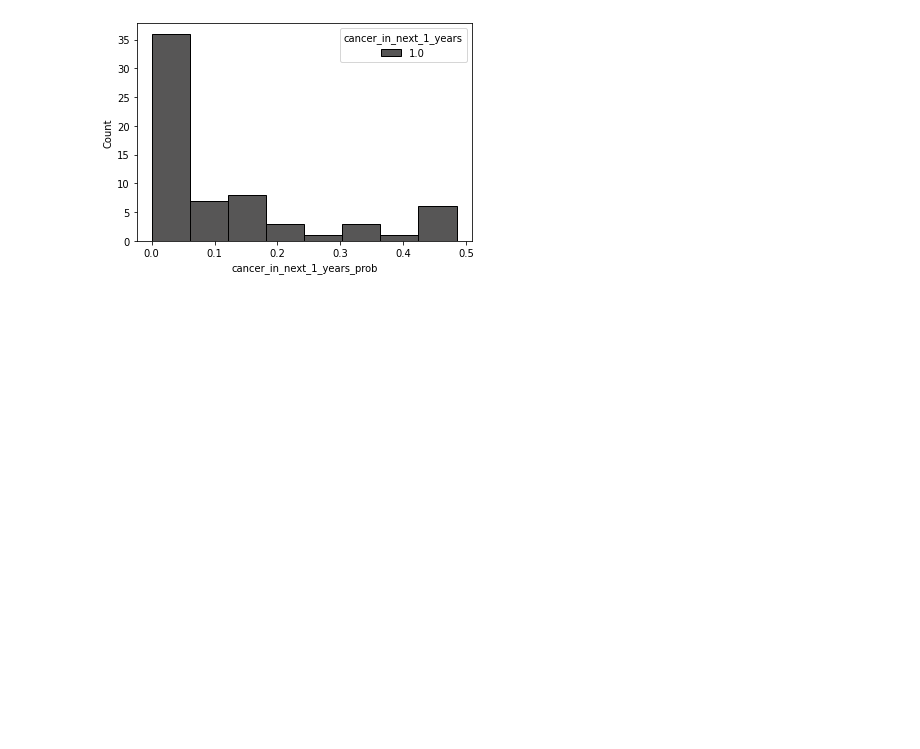
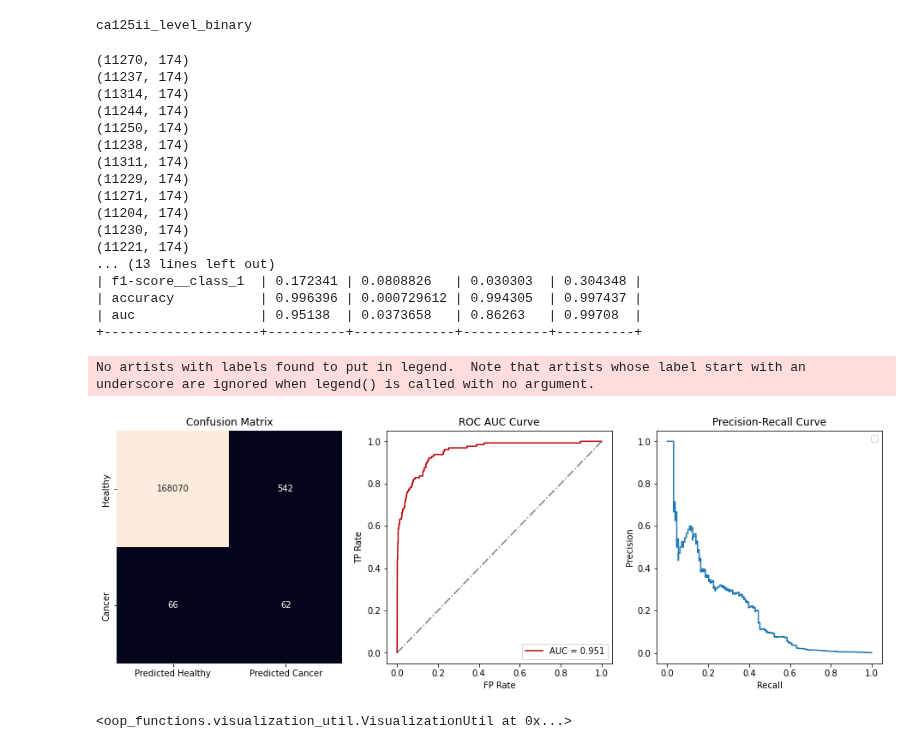
Before and after one commit to fedorenkood/ovarian_cancer_models, a Jupyter notebook: running_tests_single_label.ipynb, the cells around one changed output. Cells and saved outputs as stored; diff of their text form; code cells hidden in the pictures; blank space fills up the shorter version.

```diff
--- a/running_tests_single_label.ipynb
+++ b/running_tests_single_label.ipynb
@@ -46,7 +82,7 @@ No artists with labels found to put in legend.  Note that artists whose label st
 id_col = 'index'
 label = 'cancer_in_next_1_years'
 id_and_confidence = []
-for analytics_util in cv_analytics_util.analytics_utils:
+for analytics_util in single_cv_analytics_util.analytics_utils:
     X_test = analytics_util.data_util.test_df[[id_col, 'plco_id', label]]
     X_test_mismatch = X_test.copy()
     y_pred, y_prob = analytics_util.get_predictions()
@@ -82,3 +114,46 @@ No artists with labels found to put in legend.  Note that artists whose label st
+# %%
+for col in test_cols:
+    if col not in single_test_cols:
+        print(col)
+# %% [output]
+ca125ii_level_binary
+# %%
+# Create a copy of the whole dataset
+label = 'cancer_in_next_1_years'
+full_dataset = []
+for analytics_util in cv_analytics_util.analytics_utils:
+    X_test = analytics_util.data_util.test_df
+    full_dataset.append(X_test.copy())
+full_dataset = pd.concat(full_dataset)
+full_dataset = full_dataset.drop('ca125ii_level_binary', axis=1)
+# Add those records to the test datasets of the single label dataset and test its validity
+for analytics_util in single_cv_analytics_util.analytics_utils:
+    idx = analytics_util.data_util.test_df['plco_id'].to_list()
+    print((full_dataset[full_dataset['plco_id'].isin(idx)].shape))
+    analytics_util.data_util.test_df = full_dataset[full_dataset['plco_id'].isin(idx)]
+single_cv_analytics_util.get_cv_report();
+single_cv_analytics_util.display_graph()
+# %% [output]
+(11270, 174)
+(11237, 174)
+(11314, 174)
+(11244, 174)
+(11250, 174)
+(11238, 174)
+(11311, 174)
+(11229, 174)
+(11271, 174)
+(11204, 174)
+(11230, 174)
+(11221, 174)
+... (13 lines left out)
+| f1-score__class_1  | 0.172341 | 0.0808826   | 0.030303  | 0.304348 |
+| accuracy           | 0.996396 | 0.000729612 | 0.994305  | 0.997437 |
+| auc                | 0.95138  | 0.0373658   | 0.86263   | 0.99708  |
++--------------------+----------+-------------+-----------+----------+
+No artists with labels found to put in legend.  Note that artists whose label start with an underscore are ignored when legend() is called with no argument.
+[figure, added]
+<oop_functions.visualization_util.VisualizationUtil at 0x...>
 # %%
 id_col = 'index'
 label = 'cancer_in_next_1_years'
@@ -93,9 +168,3 @@ for analytics_util in cv_analytics_util.analytics_utils:
     X_test_mismatch = X_test_mismatch[X_test_mismatch[label] == 1]
     id_and_confidence.append(X_test_mismatch)
 mid_conf_predictions_2 = pd.concat(id_and_confidence)
-# %%
-data = mid_conf_predictions_2
-plt.title('')
-sns.histplot(data = data, x = 'cancer_in_next_1_years_prob', hue=label, multiple='stack', palette= 'icefire');
-# %% [output]
-[figure, removed]
```
Also changed, not shown: parts of 10 cells of this notebook, 3 other files.
